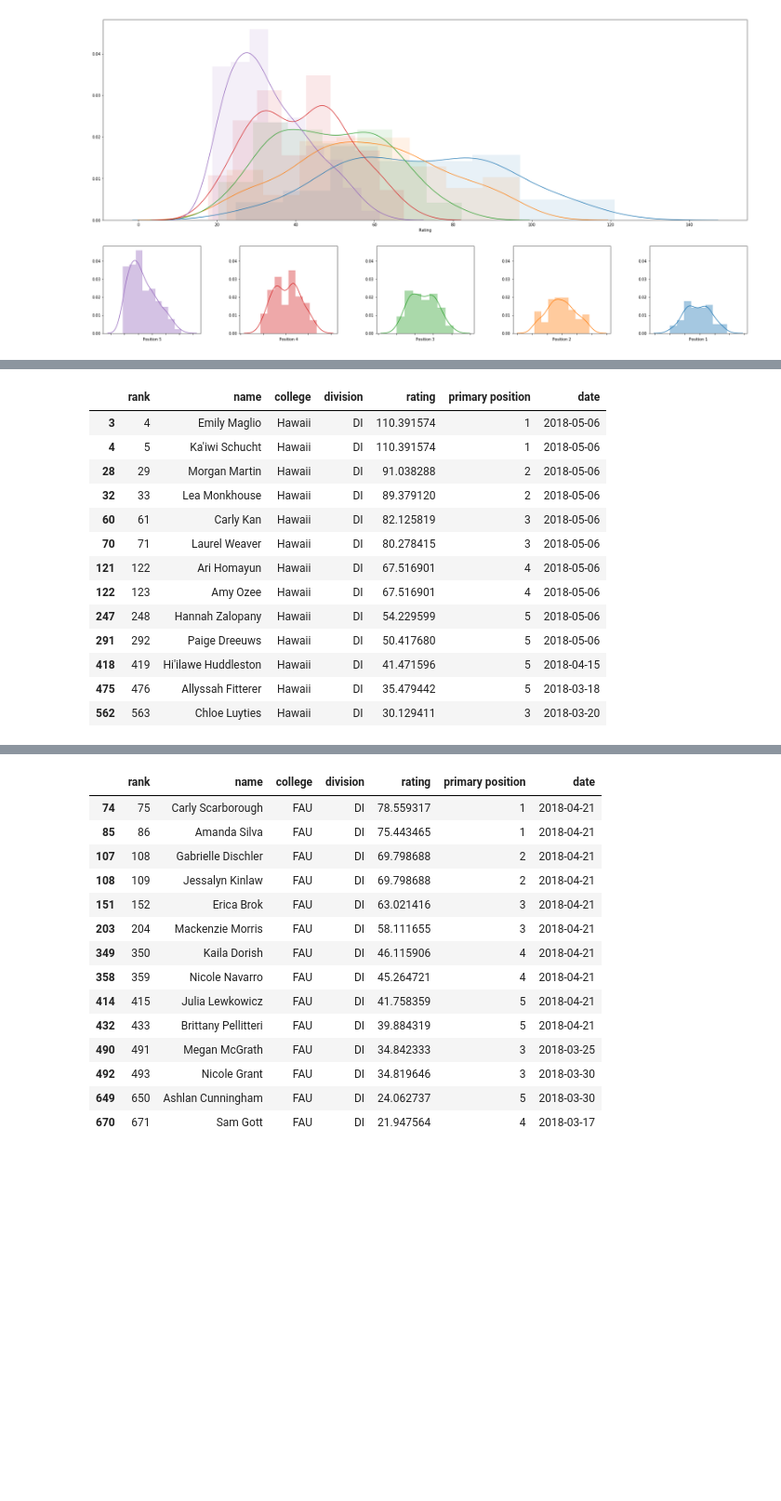
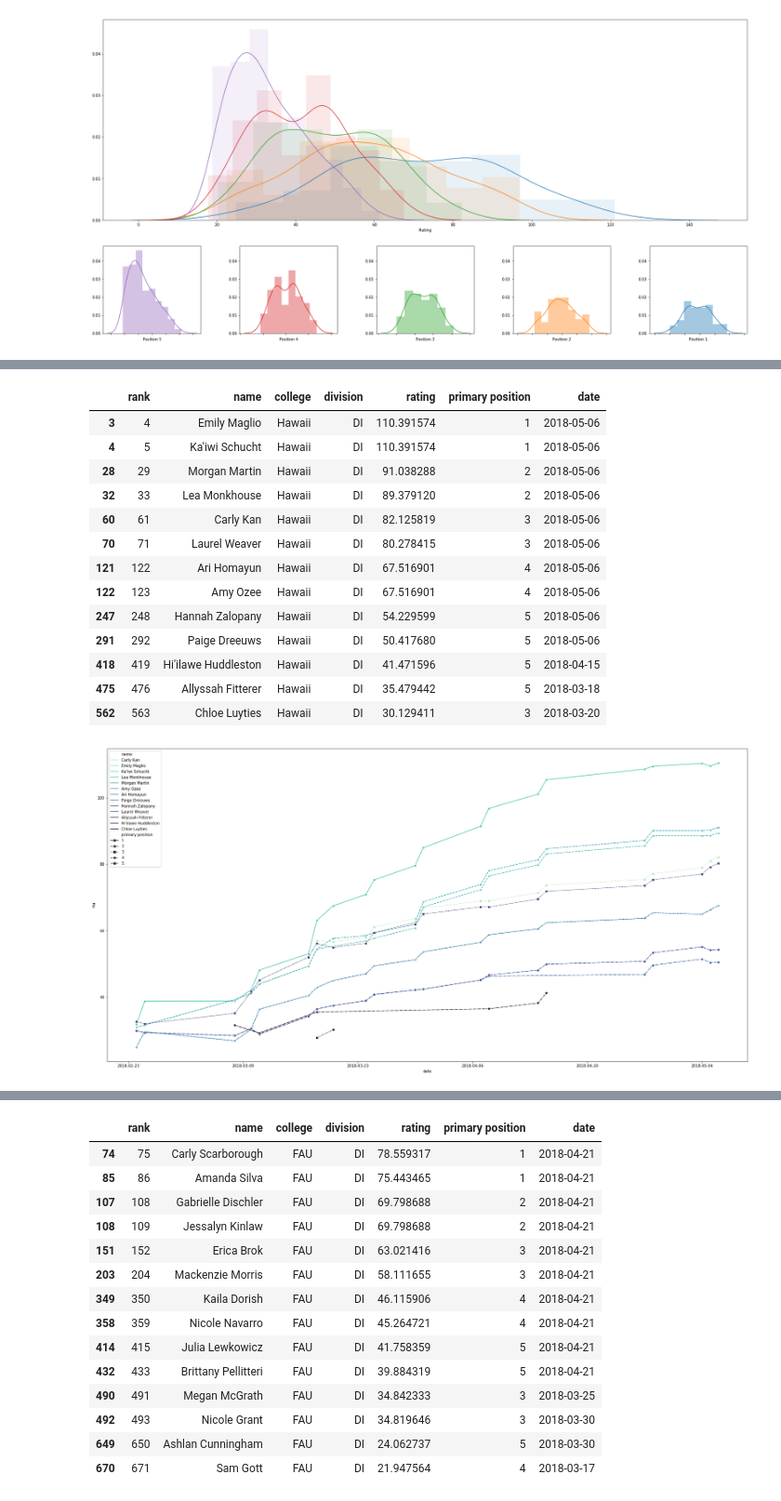
Before and after one commit to mas-dse-mhardist/collegebeachvball, a Jupyter notebook: Updated Rankings.ipynb, the cells around one changed output, grey strips where cells are left out. Shown at 93% size. Saved outputs shown, nothing was run; the diff lists cells and outputs as text; code cells hidden in the pictures; blank space fills up the shorter version.

```diff
--- a/Updated Rankings.ipynb
+++ b/Updated Rankings.ipynb
@@ -362,18 +376,20 @@ df_top_players[df_top_players.college == 'Pepperdine']
 # %%
+plot_team_players_history(d['match_history'], 'Hawaii')
 df_top_players[df_top_players.college == 'Hawaii']
 # %% [output]
 |  | rank | name | college | division | rating | primary position | date |
 | 3 | 4 | Emily Maglio | Hawaii | DI | 110.391574 | 1 | 2018-05-06 |
 | 4 | 5 | Ka'iwi Schucht | Hawaii | DI | 110.391574 | 1 | 2018-05-06 |
 | 28 | 29 | Morgan Martin | Hawaii | DI | 91.038288 | 2 | 2018-05-06 |
 | 32 | 33 | Lea Monkhouse | Hawaii | DI | 89.379120 | 2 | 2018-05-06 |
 | 60 | 61 | Carly Kan | Hawaii | DI | 82.125819 | 3 | 2018-05-06 |
 | 70 | 71 | Laurel Weaver | Hawaii | DI | 80.278415 | 3 | 2018-05-06 |
 | 121 | 122 | Ari Homayun | Hawaii | DI | 67.516901 | 4 | 2018-05-06 |
 | 122 | 123 | Amy Ozee | Hawaii | DI | 67.516901 | 4 | 2018-05-06 |
 | 247 | 248 | Hannah Zalopany | Hawaii | DI | 54.229599 | 5 | 2018-05-06 |
 | 291 | 292 | Paige Dreeuws | Hawaii | DI | 50.417680 | 5 | 2018-05-06 |
 | 418 | 419 | Hi'ilawe Huddleston | Hawaii | DI | 41.471596 | 5 | 2018-04-15 |
 | 475 | 476 | Allyssah Fitterer | Hawaii | DI | 35.479442 | 5 | 2018-03-18 |
 | 562 | 563 | Chloe Luyties | Hawaii | DI | 30.129411 | 3 | 2018-03-20 |
+[figure, added]
 # %%
```
Also changed, not shown: parts of 26 cells of this notebook, 4 other files.
